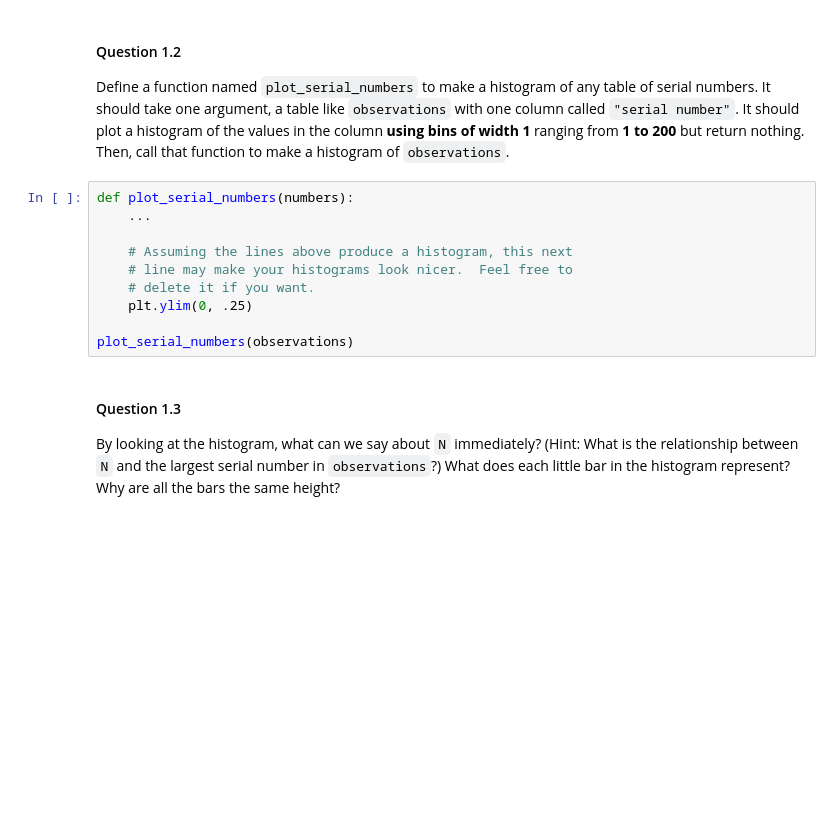
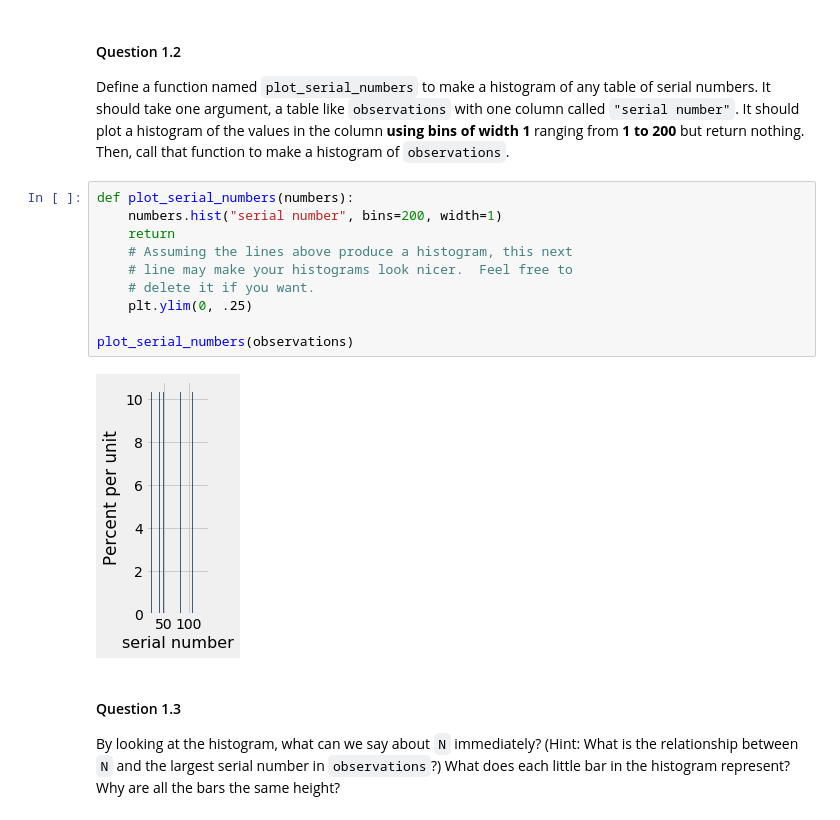
Before and after one commit to MikeyPitt/Data-Science, a Jupyter notebook: lab05.ipynb, the cells around one changed output. Saved outputs shown, nothing was run; the diff lists cells and outputs as text; blank space fills up the shorter version.

```diff
--- a/lab05.ipynb
+++ b/lab05.ipynb
@@ -48,14 +50,16 @@ observations
 Define a function named `plot_serial_numbers` to make a histogram of any table of serial numbers.  It should take one argument, a table like `observations` with one column called `"serial number"`.  It should plot a histogram of the values in the column **using bins of width 1** ranging from **1 to 200** but return nothing.  Then, call that function to make a histogram of `observations`.
 # %%
 def plot_serial_numbers(numbers):
-    ...
-
+    numbers.hist("serial number", bins=200, width=1)
+    return
     # Assuming the lines above produce a histogram, this next
     # line may make your histograms look nicer.  Feel free to
     # delete it if you want.
     plt.ylim(0, .25)
 
 plot_serial_numbers(observations)
+# %% [output]
+[figure, added]
 # %% [markdown]
 #### Question 1.3
 By looking at the histogram, what can we say about `N` immediately? (Hint: What is the relationship between `N` and the largest serial number in `observations`?) What does each little bar in the histogram represent? Why are all the bars the same height?
```
Also changed, not shown: parts of 14 cells of this notebook.
